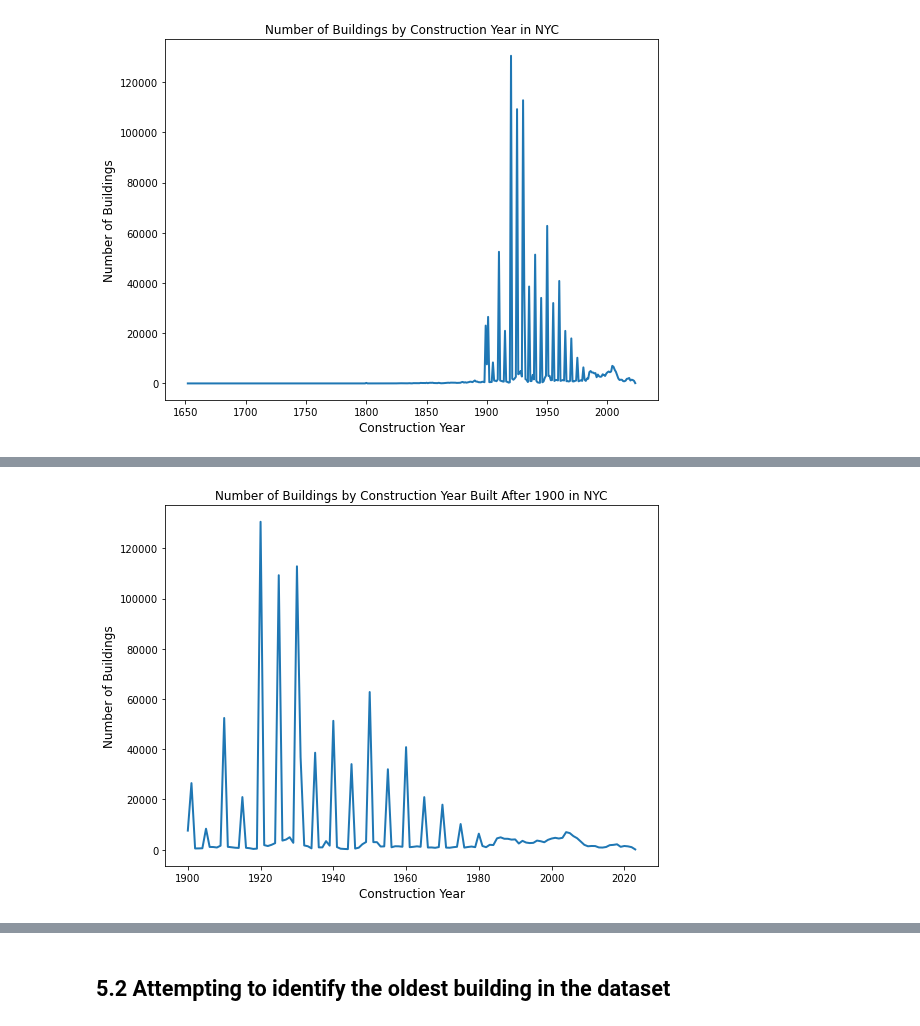
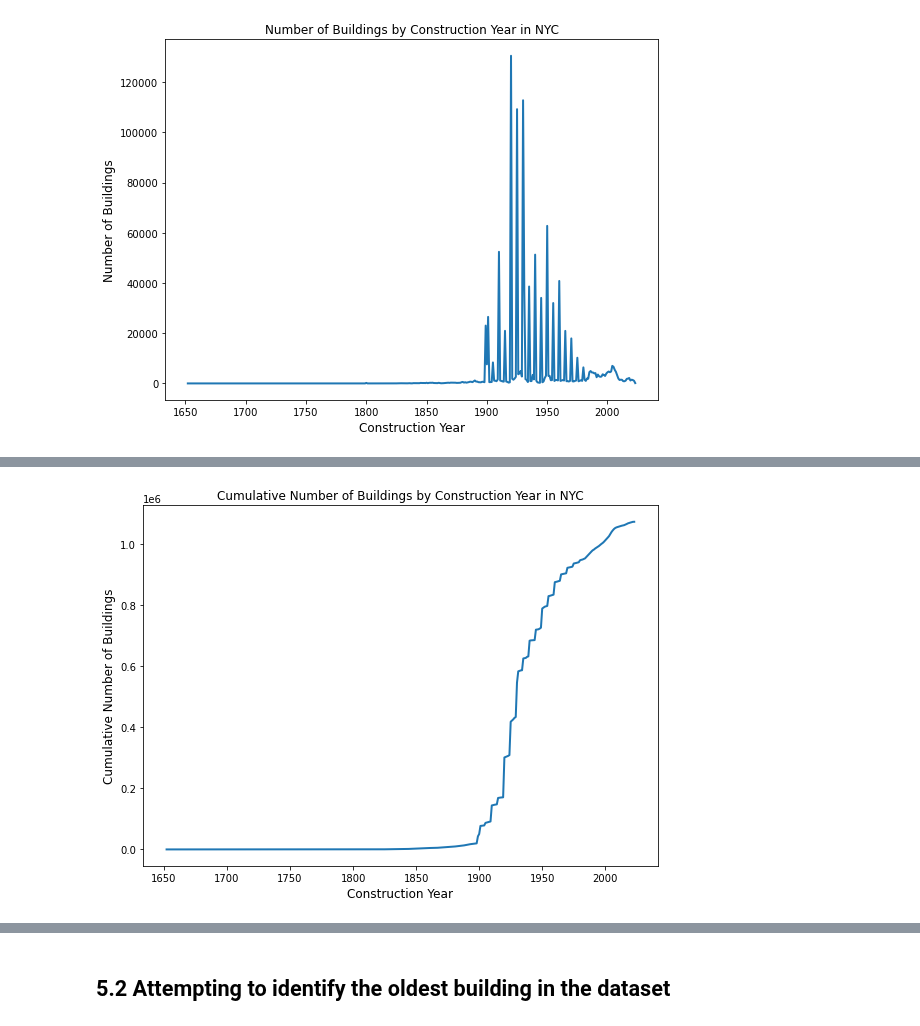
Before and after one commit to mebauer/data-analysis-using-python, a Jupyter notebook: 2-data-inspection-cleaning-wrangling.ipynb, the cells around one changed output, grey strips where cells are left out. Cells and saved outputs as stored; diff of their text form; code cells hidden in the pictures.

```diff
--- a/2-data-inspection-cleaning-wrangling.ipynb
+++ b/2-data-inspection-cleaning-wrangling.ipynb
@@ -902,7 +882,7 @@ number of nulls for CNSTRCT_YR: 0
 ## 5.1 Timeseries of Year Built
 # %%
 # returning number of buildings by year as 'g'
-g = (
+year_df = (
     building_df_dropna
      .groupby('CNSTRCT_YR')['DOITT_ID']
      .count()
@@ -911,7 +891,7 @@ g = (
      .set_index('CNSTRCT_YR', drop=True)
 )
 
-g
+year_df
 # %% [output]
 |  | count |
 | CNSTRCT_YR |  |
@@ -929,9 +909,9 @@ g
 250 rows × 1 columns
 # %%
 # set index to int
-g.index = g.index.astype('int64')
+year_df.index = year_df.index.astype('int64')
 
-g.head()
+year_df.head()
 # %% [output]
 |  | count |
 | CNSTRCT_YR |  |
@@ -966,0 +936,6 @@ g.loc[g.index >= 1900].head()
+# %%
+# calculating the cumulative sum of buildings by 'CNSTRCT_YR'
+year_df['cumsum'] = year_df['count'].cumsum()
+
+# previewing first five rows
+year_df.head()
@@ -967,13 +950,13 @@ g.loc[g.index >= 1900].head()
 # %%
 fig, ax = plt.subplots(figsize=(8, 6))
 
-# plotting line chart of number of buildings by 'CNSTRCT_YR' built after 1900
-ax.plot(g.loc[g.index >= 1900], linewidth=2)
+# plotting line chart of cumulative number of buildings by 'CNSTRCT_YR'
+ax.plot(year_df['cumsum'], linewidth=2)
 
 plt.xlabel('Construction Year', fontsize=12)
-plt.ylabel('Number of Buildings', fontsize=12)
-plt.title('Number of Buildings by Construction Year Built After 1900 in NYC', fontsize=12)
+plt.ylabel('Cumulative Number of Buildings', fontsize=12)
+plt.title('Cumulative Number of Buildings by Construction Year in NYC', fontsize=12)
 
 plt.tight_layout()
 # %% [output]
-[figure, old version]
+[figure, new version]
```
Also changed, not shown: parts of 51 cells of this notebook.
